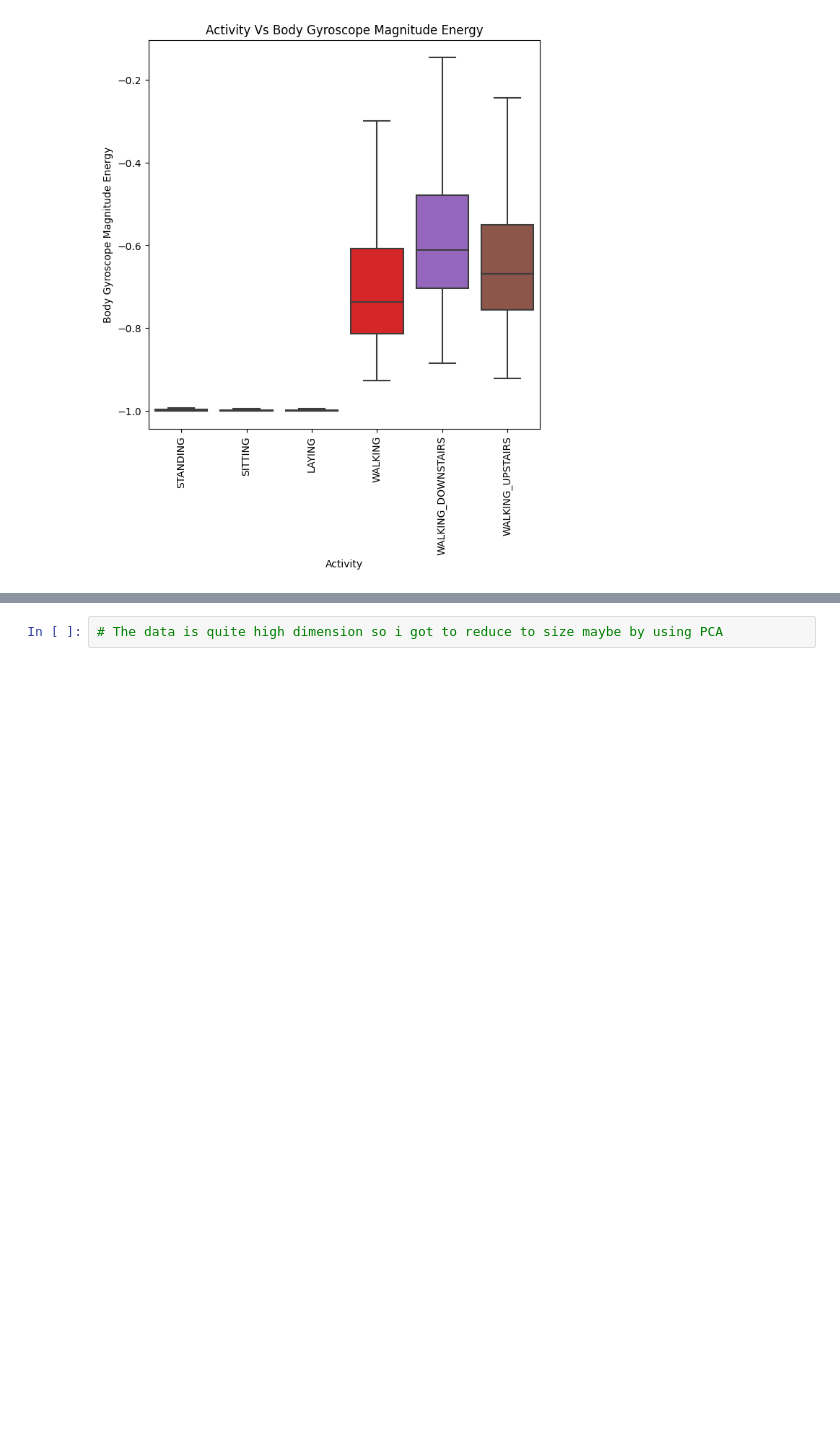
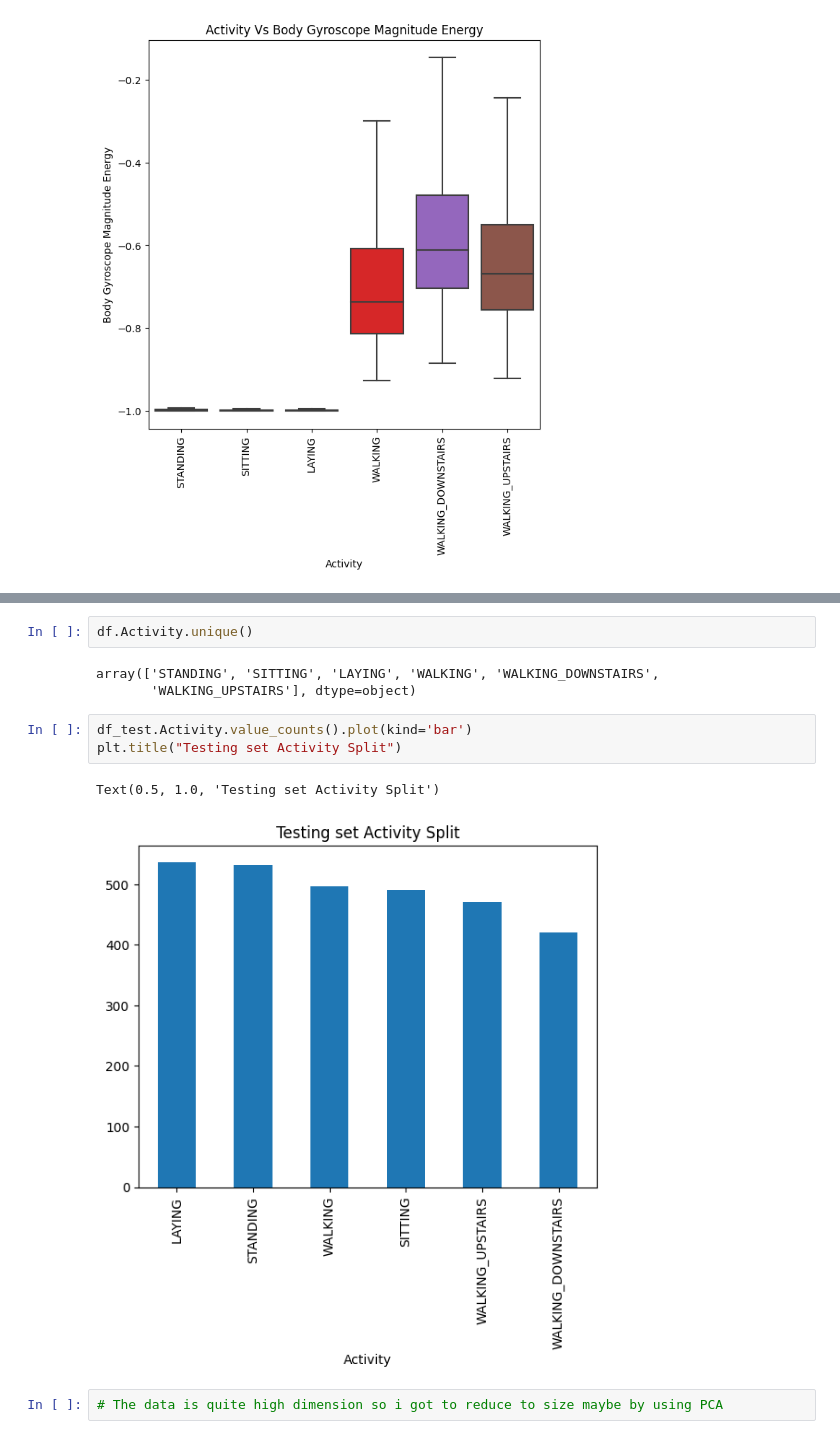
Before and after one commit to mosemb/HumanActivityRecognition, a Jupyter notebook: Har.ipynb, the cells around one changed output, grey strips where cells are left out. Saved outputs shown, nothing was run; the diff lists cells and outputs as text; blank space fills up the shorter version.

```diff
--- a/Har.ipynb
+++ b/Har.ipynb
@@ -156,3 +167,14 @@ plt.show()
+# %%
+df.Activity.unique()
+# %% [output]
+array(['STANDING', 'SITTING', 'LAYING', 'WALKING', 'WALKING_DOWNSTAIRS',
+       'WALKING_UPSTAIRS'], dtype=object)
+# %%
+df_test.Activity.value_counts().plot(kind='bar')
+plt.title("Testing set Activity Split")
+# %% [output]
+Text(0.5, 1.0, 'Testing set Activity Split')
+[figure, added]
 # %%
 # The data is quite high dimension so i got to reduce to size maybe by using PCA
 # %%
```
Also changed, not shown: parts of 23 cells of this notebook.
